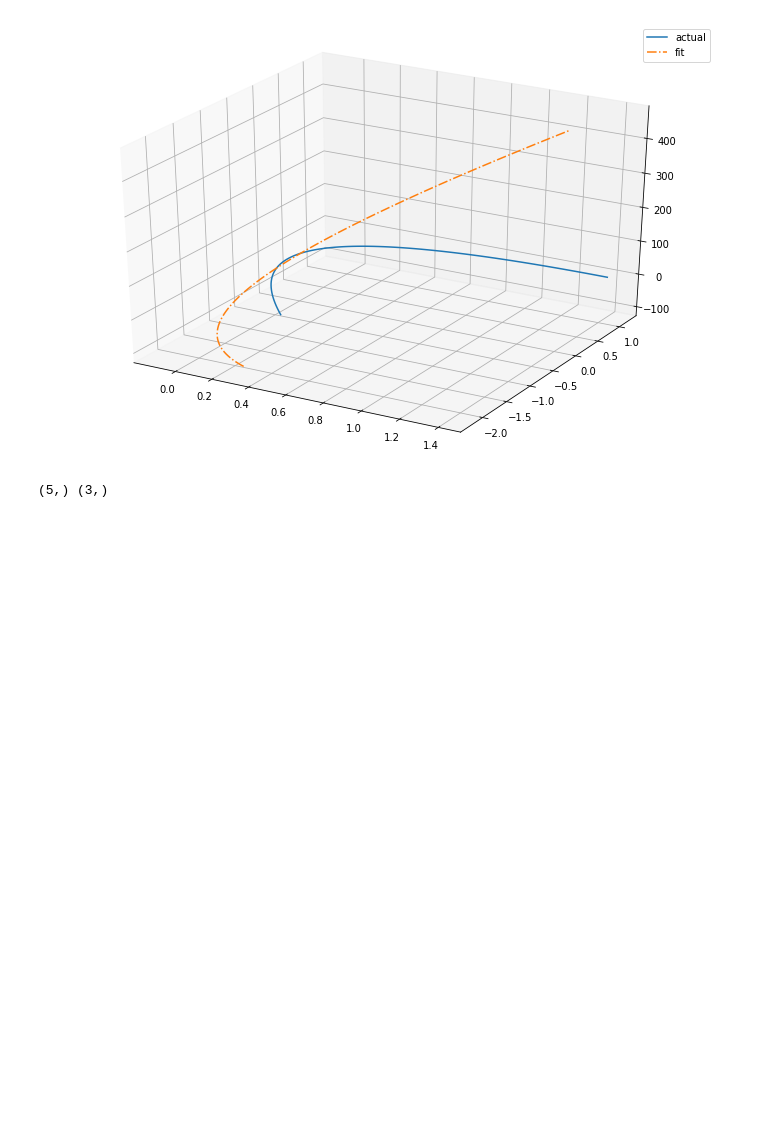
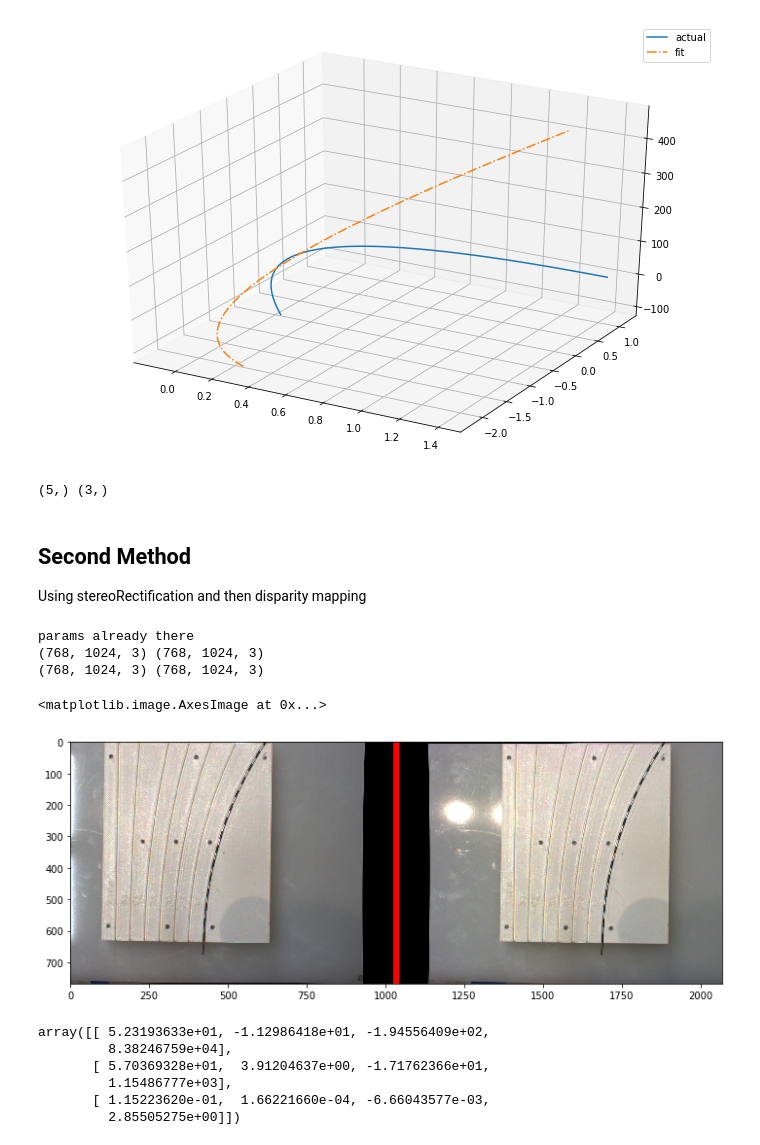
Before and after one commit to dlezcan1/AMIRo-cv, a Jupyter notebook: src/ImgProcessing.ipynb, the cells around one changed output. Saved outputs shown, nothing was run; the diff lists cells and outputs as text; code cells hidden in the pictures; blank space fills up the shorter version.

Commit message:
Added stereo rectification function

```diff
--- a/src/ImgProcessing.ipynb
+++ b/src/ImgProcessing.ipynb
@@ -871,3 +871,6 @@ a = np.random.randn(5,3)
 print(np.sum(a, axis=1).shape, np.sum(a, axis=0).shape)
 # %% [output]
 (5,) (3,)
+# %% [markdown]
+## Second Method
+Using stereoRectification and then disparity mapping
@@ -873,0 +921,21 @@ print(np.sum(a, axis=1).shape, np.sum(a, axis=0).shape)
+# %%
+left_rect, right_rect, *maps = stereo_rectify(left_img, right_img, stereo_params, cv.INTER_CUBIC, True)
+print(left_img.shape, right_img.shape)
+print(left_rect.shape, right_rect.shape)
+plt.figure(figsize=(12,8))
+plt.imshow(imconcat(left_rect, right_rect, [255,0, 0]))
+# %% [output]
+params already there
+(768, 1024, 3) (768, 1024, 3)
+(768, 1024, 3) (768, 1024, 3)
+<matplotlib.image.AxesImage at 0x...>
+[figure, added]
+# %%
+stereo_params['P2'] - stereo_params['P1']
+# %% [output]
+array([[ 5.23193633e+01, -1.12986418e+01, -1.94556409e+02,
+         8.38246759e+04],
+       [ 5.70369328e+01,  3.91204637e+00, -1.71762366e+01,
+         1.15486777e+03],
+       [ 1.15223620e-01,  1.66221660e-04, -6.66043577e-03,
+         2.85505275e+00]])
```
Also changed, not shown: parts of 1 cell of this notebook, 1 other file.
